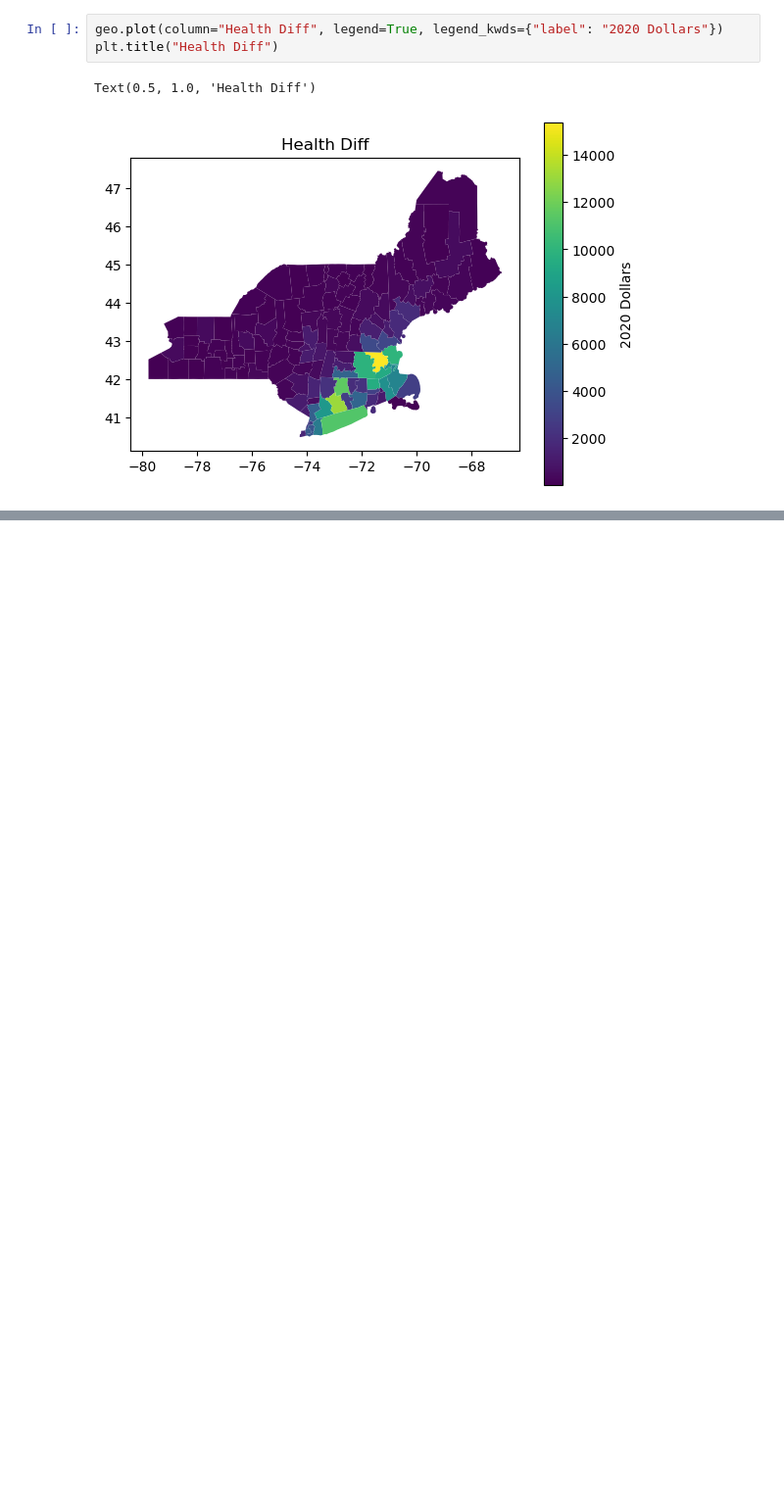
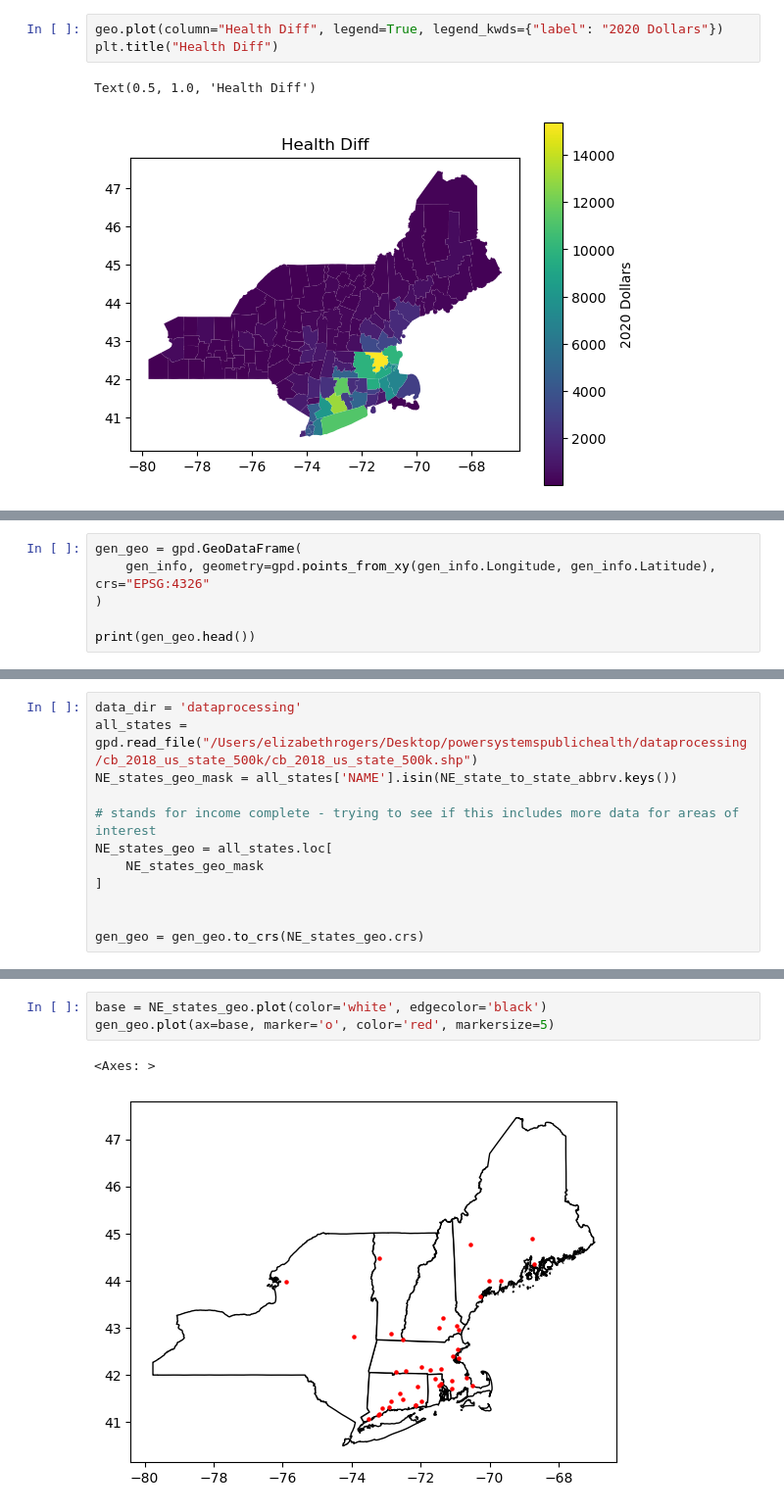
Before and after one commit to elizrgrs/powersystemspublichealth, a Jupyter notebook: dataprocessing/plotting_chris.ipynb, the cells around one changed output, grey strips where cells are left out. Shown at 98% size. Saved outputs shown, nothing was run; the diff lists cells and outputs as text; blank space fills up the shorter version.

Commit message:
updated graphs

```diff
--- a/dataprocessing/plotting_chris.ipynb
+++ b/dataprocessing/plotting_chris.ipynb
@@ -789,0 +845,6 @@ Text(0.5, 1.0, 'Health Diff')
+# %%
+gen_geo = gpd.GeoDataFrame(
+    gen_info, geometry=gpd.points_from_xy(gen_info.Longitude, gen_info.Latitude), crs="EPSG:4326"
+)
+
+print(gen_geo.head())
@@ -789,0 +872,12 @@ Text(0.5, 1.0, 'Health Diff')
+# %%
+data_dir = 'dataprocessing'
+all_states = gpd.read_file("/Users/elizabethrogers/Desktop/powersystemspublichealth/dataprocessing/cb_2018_us_state_500k/cb_2018_us_state_500k.shp")
+NE_states_geo_mask = all_states['NAME'].isin(NE_state_to_state_abbrv.keys())
+
+# stands for income complete - trying to see if this includes more data for areas of interest
+NE_states_geo = all_states.loc[
+    NE_states_geo_mask
+]
+
+
+gen_geo = gen_geo.to_crs(NE_states_geo.crs)
@@ -789,0 +893,6 @@ Text(0.5, 1.0, 'Health Diff')
+# %%
+base = NE_states_geo.plot(color='white', edgecolor='black')
+gen_geo.plot(ax=base, marker='o', color='red', markersize=5)
+# %% [output]
+<Axes: >
+[figure, added]
```
Also changed, not shown: parts of 8 cells of this notebook, 1 other file.
